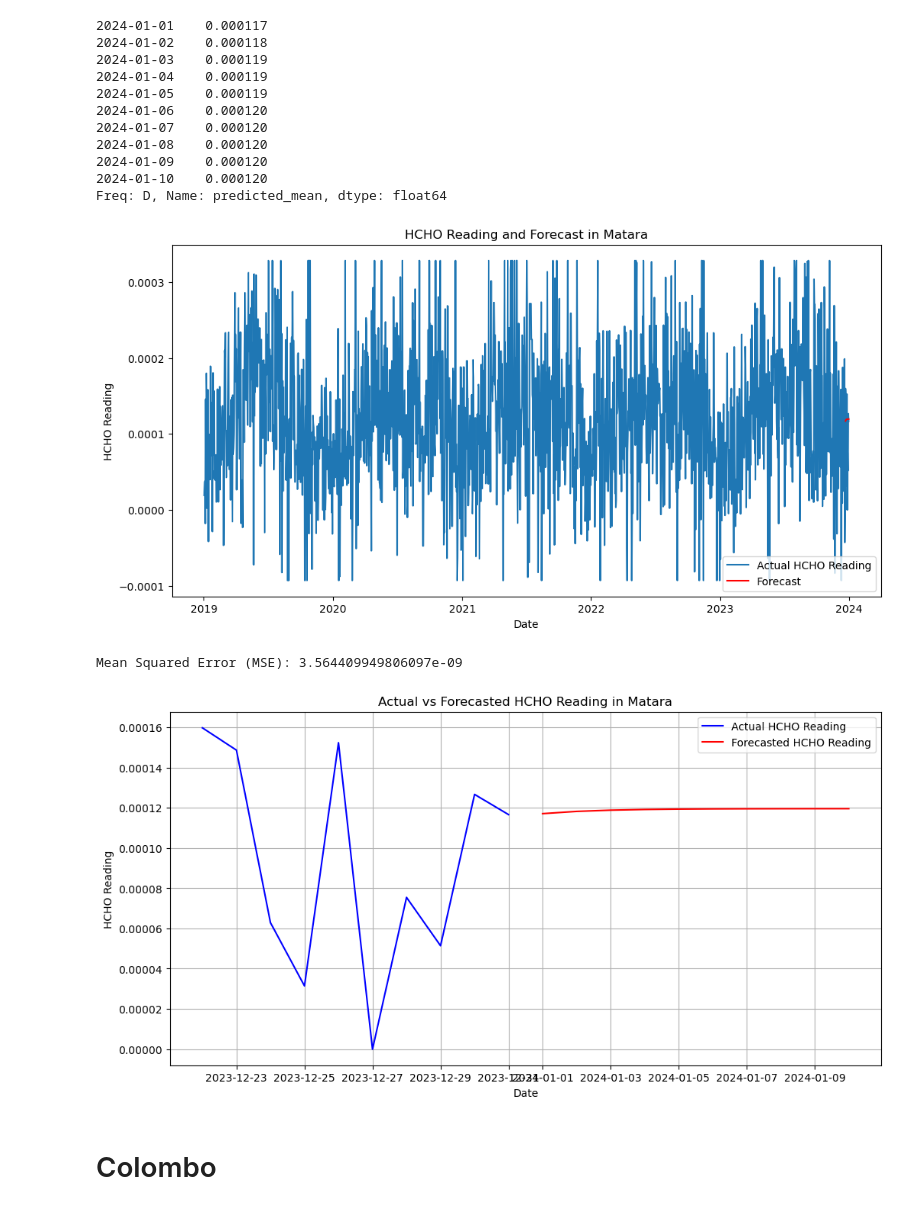
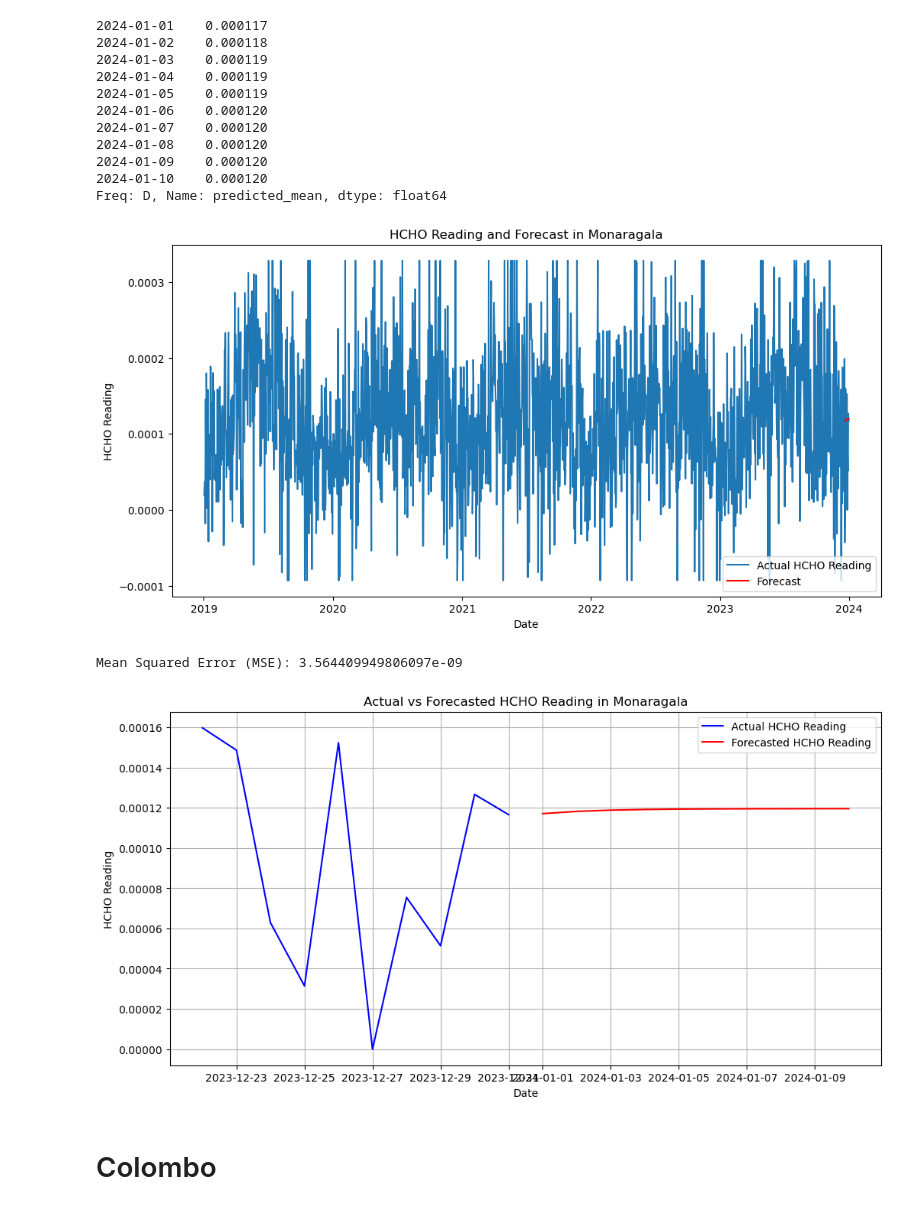
Before and after one commit to VanujaSooriyaarachchi/HCHO_Prediction, a Jupyter notebook: Arima.ipynb, the cells around one changed output. Cells and saved outputs as stored; diff of their text form; code cells hidden in the pictures.

```diff
--- a/Arima.ipynb
+++ b/Arima.ipynb
@@ -142,20 +142,20 @@ Freq: D, Name: predicted_mean, dtype: float64
 # %%
 from sklearn.metrics import mean_squared_error
 
 # Forecasting the next 10 periods
 forecast = arima_result.forecast(steps=10)
 
 # Plot the original data and the forecast
 plt.figure(figsize=(12, 6))
 plt.plot(monaragala_data, label='Actual HCHO Reading')
 plt.plot(monaragala_data.index[-10:], forecast, label='Forecast', color='red')
-plt.title('HCHO Reading and Forecast in Matara')
+plt.title('HCHO Reading and Forecast in Monaragala')
 plt.xlabel('Date')
 plt.ylabel('HCHO Reading')
 plt.legend()
 plt.show()
 # %% [output]
-[figure, old version]
+[figure, new version]
 # %%
 # Calculate and print model performance metrics
 # Calculate mean squared error
@@ -168,14 +168,14 @@ Mean Squared Error (MSE): 3.564409949806097e-09
 plt.figure(figsize=(12, 6))
 plt.plot(monaragala_data[-10:], label='Actual HCHO Reading', color='blue')
 plt.plot(forecast, label='Forecasted HCHO Reading', color='red')
-plt.title('Actual vs Forecasted HCHO Reading in Matara')
+plt.title('Actual vs Forecasted HCHO Reading in Monaragala')
 plt.xlabel('Date')
 plt.ylabel('HCHO Reading')
 plt.grid(True)
 plt.legend()
 plt.show()
 # %% [output]
-[figure, old version]
+[figure, new version]
 # %% [markdown]
 # Colombo
 # %%
```
Also changed, not shown: parts of 16 cells of this notebook, 3 other files.
